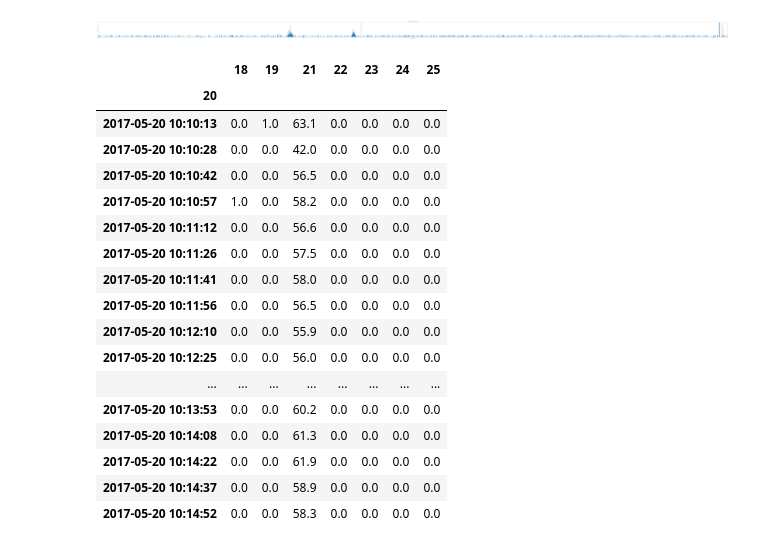
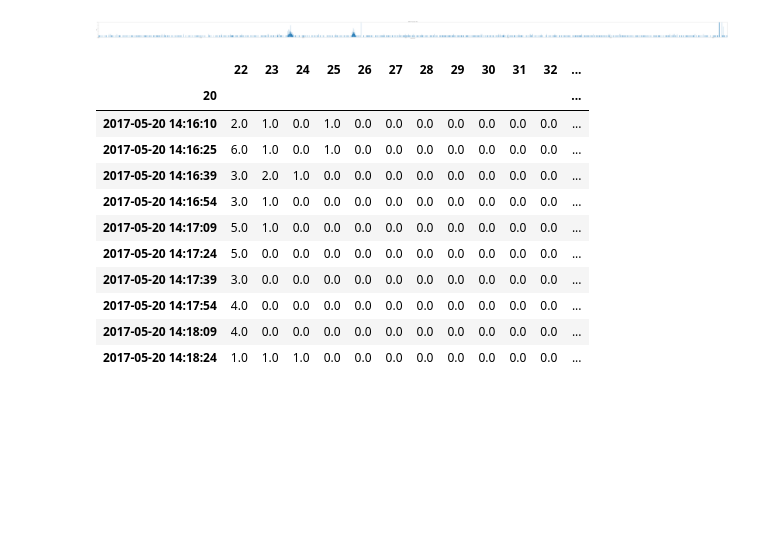
Before and after one commit to ODZ-UJF-AV-CR/AIRDOS-parser, a Jupyter notebook: CANDY_balon_polsko.ipynb, the cells around one changed output. Cells and saved outputs as stored; diff of their text form; code cells hidden in the pictures; blank space fills up the shorter version.

```diff
--- a/CANDY_balon_polsko.ipynb
+++ b/CANDY_balon_polsko.ipynb
@@ -416,24 +441,18 @@ plt.ylabel('Flux')
 # %% [output]
 <matplotlib.text.Text at 0x...>
 [figure]
-# %%
-dfo.iloc[:20,19:26]
-# %% [output]
-|  | 18 | 19 | 21 | 22 | 23 | 24 | 25 |
-| 20 |  |  |  |  |  |  |  |
-| 2017-05-20 10:10:13 | 0.0 | 1.0 | 63.1 | 0.0 | 0.0 | 0.0 | 0.0 |
-| 2017-05-20 10:10:28 | 0.0 | 0.0 | 42.0 | 0.0 | 0.0 | 0.0 | 0.0 |
-| 2017-05-20 10:10:42 | 0.0 | 0.0 | 56.5 | 0.0 | 0.0 | 0.0 | 0.0 |
-| 2017-05-20 10:10:57 | 1.0 | 0.0 | 58.2 | 0.0 | 0.0 | 0.0 | 0.0 |
-| 2017-05-20 10:11:12 | 0.0 | 0.0 | 56.6 | 0.0 | 0.0 | 0.0 | 0.0 |
-| 2017-05-20 10:11:26 | 0.0 | 0.0 | 57.5 | 0.0 | 0.0 | 0.0 | 0.0 |
-| 2017-05-20 10:11:41 | 0.0 | 0.0 | 58.0 | 0.0 | 0.0 | 0.0 | 0.0 |
-| 2017-05-20 10:11:56 | 0.0 | 0.0 | 56.5 | 0.0 | 0.0 | 0.0 | 0.0 |
-| 2017-05-20 10:12:10 | 0.0 | 0.0 | 55.9 | 0.0 | 0.0 | 0.0 | 0.0 |
-| 2017-05-20 10:12:25 | 0.0 | 0.0 | 56.0 | 0.0 | 0.0 | 0.0 | 0.0 |
-| ... | ... | ... | ... | ... | ... | ... | ... |
-| 2017-05-20 10:13:53 | 0.0 | 0.0 | 60.2 | 0.0 | 0.0 | 0.0 | 0.0 |
-| 2017-05-20 10:14:08 | 0.0 | 0.0 | 61.3 | 0.0 | 0.0 | 0.0 | 0.0 |
-| 2017-05-20 10:14:22 | 0.0 | 0.0 | 61.9 | 0.0 | 0.0 | 0.0 | 0.0 |
-| 2017-05-20 10:14:37 | 0.0 | 0.0 | 58.9 | 0.0 | 0.0 | 0.0 | 0.0 |
-| 2017-05-20 10:14:52 | 0.0 | 0.0 | 58.3 | 0.0 | 0.0 | 0.0 | 0.0 |
+# %%
+dfo.iloc[1000:1010,22:40]
+# %% [output]
+|  | 22 | 23 | 24 | 25 | 26 | 27 | 28 | 29 | 30 | 31 | 32 | ... |
+| 20 |  |  |  |  |  |  |  |  |  |  |  | ... |
+| 2017-05-20 14:16:10 | 2.0 | 1.0 | 0.0 | 1.0 | 0.0 | 0.0 | 0.0 | 0.0 | 0.0 | 0.0 | 0.0 | ... |
+| 2017-05-20 14:16:25 | 6.0 | 1.0 | 0.0 | 1.0 | 0.0 | 0.0 | 0.0 | 0.0 | 0.0 | 0.0 | 0.0 | ... |
+| 2017-05-20 14:16:39 | 3.0 | 2.0 | 1.0 | 0.0 | 0.0 | 0.0 | 0.0 | 0.0 | 0.0 | 0.0 | 0.0 | ... |
+| 2017-05-20 14:16:54 | 3.0 | 1.0 | 0.0 | 0.0 | 0.0 | 0.0 | 0.0 | 0.0 | 0.0 | 0.0 | 0.0 | ... |
+| 2017-05-20 14:17:09 | 5.0 | 1.0 | 0.0 | 0.0 | 0.0 | 0.0 | 0.0 | 0.0 | 0.0 | 0.0 | 0.0 | ... |
+| 2017-05-20 14:17:24 | 5.0 | 0.0 | 0.0 | 0.0 | 0.0 | 0.0 | 0.0 | 0.0 | 0.0 | 0.0 | 0.0 | ... |
+| 2017-05-20 14:17:39 | 3.0 | 0.0 | 0.0 | 0.0 | 0.0 | 0.0 | 0.0 | 0.0 | 0.0 | 0.0 | 0.0 | ... |
+| 2017-05-20 14:17:54 | 4.0 | 0.0 | 0.0 | 0.0 | 0.0 | 0.0 | 0.0 | 0.0 | 0.0 | 0.0 | 0.0 | ... |
+| 2017-05-20 14:18:09 | 4.0 | 0.0 | 0.0 | 0.0 | 0.0 | 0.0 | 0.0 | 0.0 | 0.0 | 0.0 | 0.0 | ... |
+| 2017-05-20 14:18:24 | 1.0 | 1.0 | 1.0 | 0.0 | 0.0 | 0.0 | 0.0 | 0.0 | 0.0 | 0.0 | 0.0 | ... |
```
Also changed, not shown: parts of 4 cells of this notebook.
